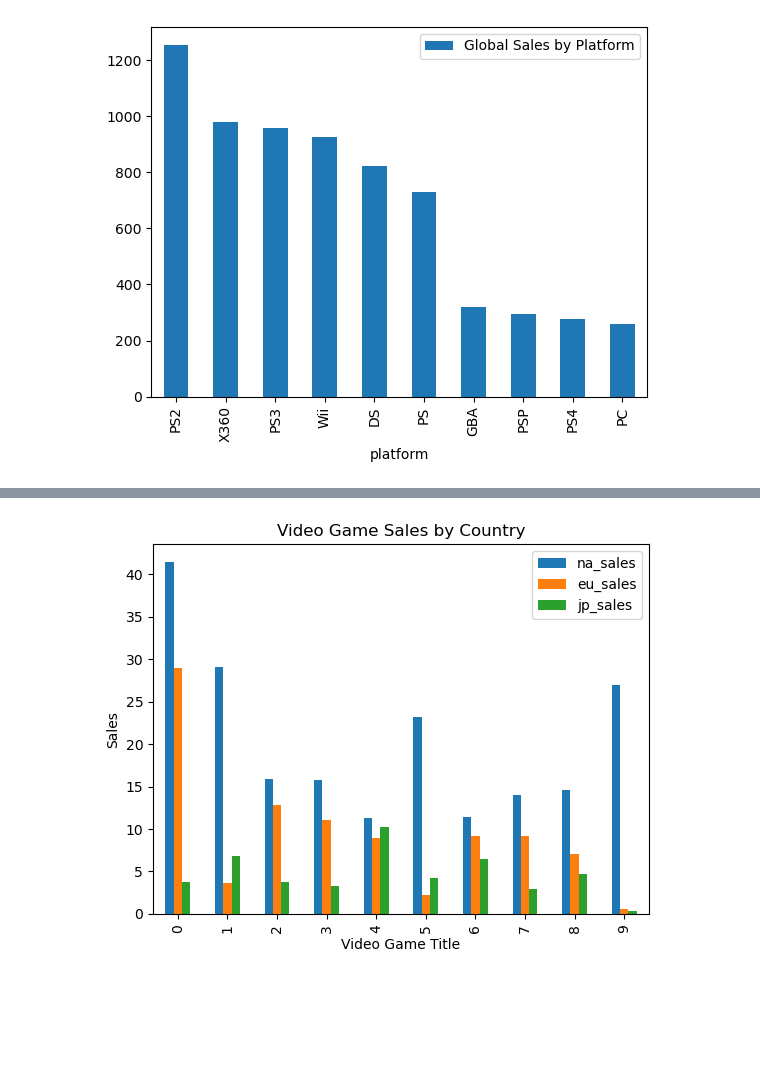
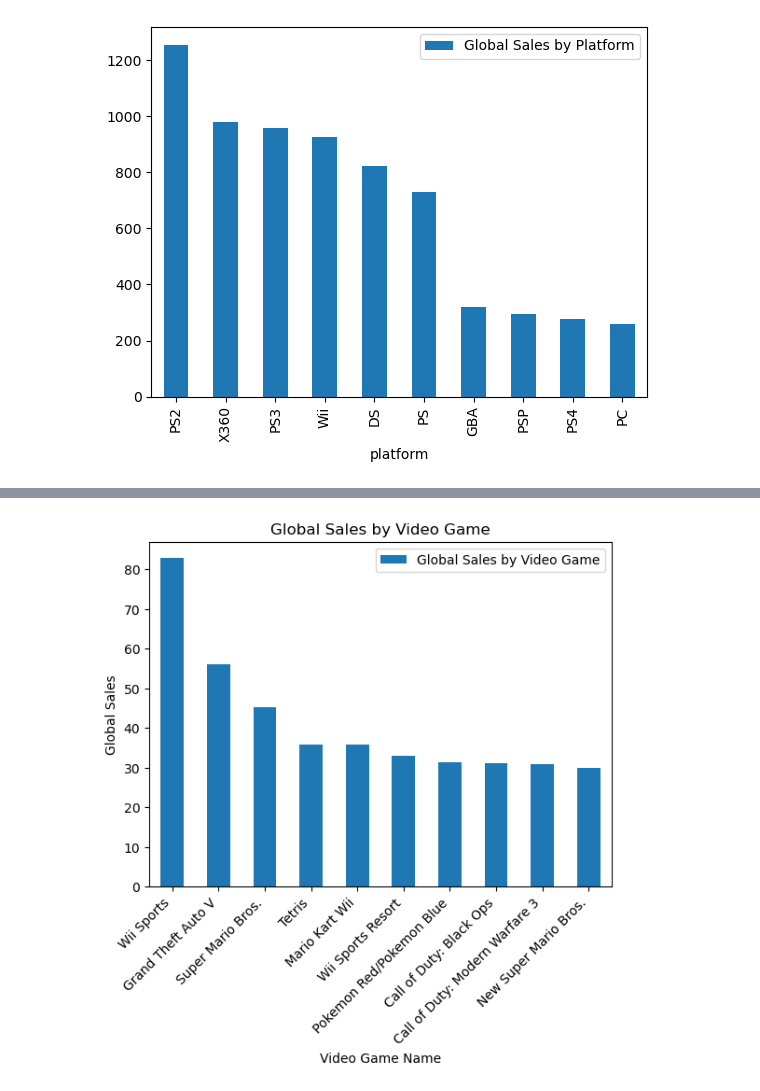
Before and after one commit to knohavec/Project-1-, a Jupyter notebook: Data Exploration Jupiter Notebooks/video_game_sales.ipynb, the cells around one changed output, grey strips where cells are left out. Cells and saved outputs as stored; diff of their text form; code cells hidden in the pictures; blank space fills up the shorter version.

Commit message:
visual changes

```diff
--- a/Data Exploration Jupiter Notebooks/video_game_sales.ipynb
+++ b/Data Exploration Jupiter Notebooks/video_game_sales.ipynb
@@ -259,12 +266,13 @@ video_game_sales_df.head(10).plot(kind='bar', x='name', y='Global Sales by Video
-# %%
-# Plotting the grouped data
-video_game_by_country.head(10).plot(kind='bar')
-
-# Adding labels and title
-plt.xlabel('Video Game Title')
-plt.ylabel('Sales')
-plt.title('Video Game Sales by Country')
-
-plt.show()
-# %% [output]
-[figure, removed]
+# %%
+def plot_bar(df, x_col, y_col, x_label, y_label, title):
+    ax = df.head(10).plot(kind='bar', x=x_col, y=y_col)
+    ax.set_xticklabels(ax.get_xticklabels(), rotation=45, ha='right')
+    plt.xlabel(x_label)
+    plt.ylabel(y_label)
+    plt.title(title)
+    plt.show()
+
+# Usage example:
+plot_bar(video_game_sales_df, 'name', 'Global Sales by Video Game', 'Video Game Name', 'Global Sales', 'Global Sales by Video Game')
+# %% [output]
+[figure, added]
```
Also changed, not shown: parts of 3 cells of this notebook, 3 other files.
